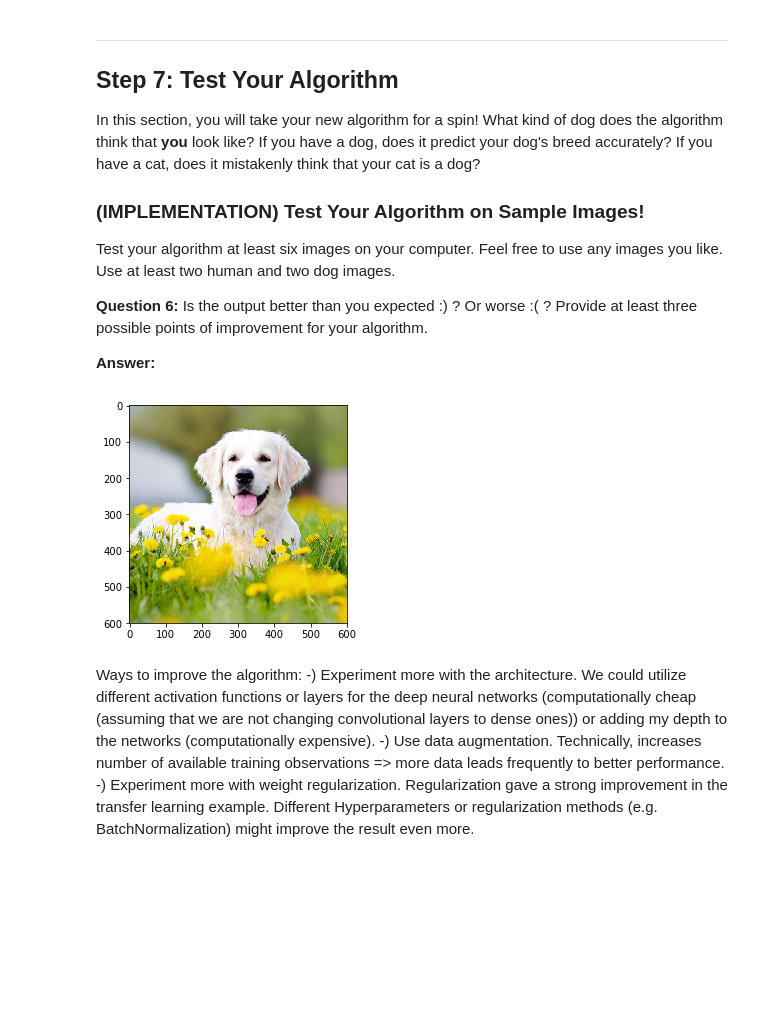
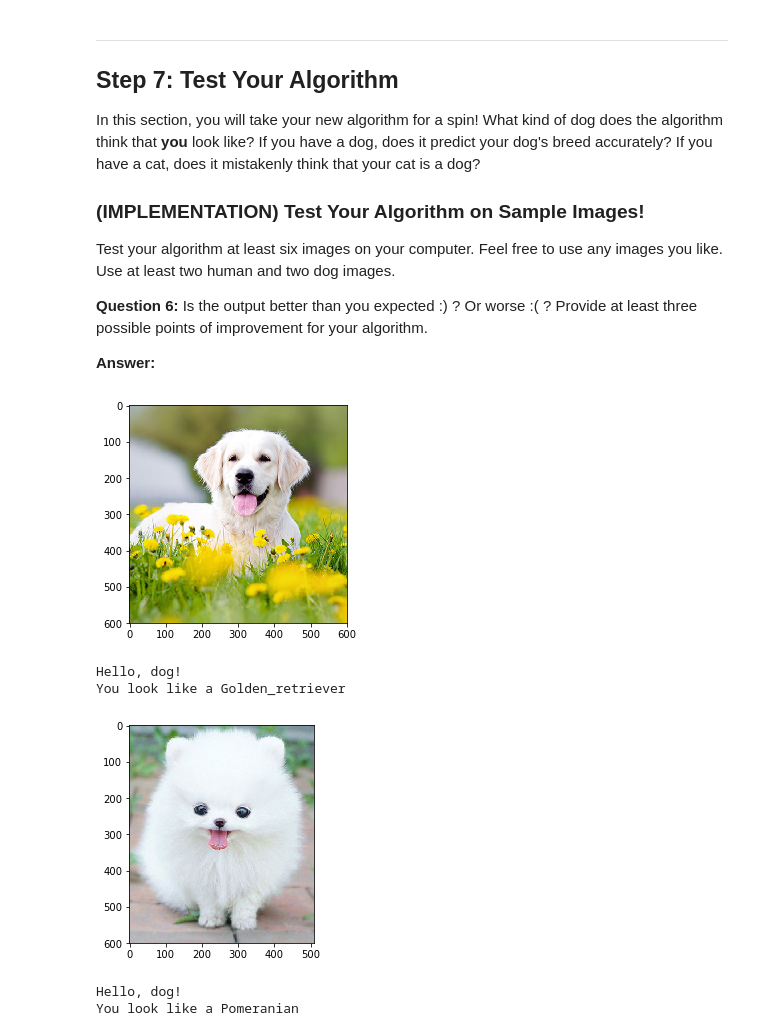
Before and after one commit to RoetGer/AIND2-dog-project, a Jupyter notebook: dog_app.ipynb, the cells around one changed output. Cells and saved outputs as stored; diff of their text form; code cells hidden in the pictures; blank space fills up the shorter version.

Commit message:
Dog breed identifier successfully tested.

```diff
--- a/dog_app.ipynb
+++ b/dog_app.ipynb
@@ -559,7 +556,7 @@ from keras.callbacks import ModelCheckpoint
 
 ### TODO: specify the number of epochs that you would like to use to train the model.
 
-epochs = 10 #25
+epochs = 25
 
 ### Do NOT modify the code below this line.
 
@@ -916,10 +915,11 @@ __Answer:__
 dog_breed_identifier('myImages/dog1.jpg')
 # %% [output]
 [figure]
+Hello, dog!
+You look like a Golden_retriever
-# %% [markdown]
-Ways to improve the algorithm:
--) Experiment more with the architecture. We could utilize different activation functions or layers for the
-deep neural networks (computationally cheap (assuming that we are not changing convolutional layers to dense ones)) or adding my depth to the networks (computationally expensive).
--) Use data augmentation. Technically, increases number of available training observations => more data leads frequently to better performance.
--) Experiment more with weight regularization. Regularization gave a strong improvement in the transfer learning
-example. Different Hyperparameters or regularization methods (e.g. BatchNormalization) might improve the result even more.
+# %%
+dog_breed_identifier('myImages/dog2.jpg')
+# %% [output]
+[figure, added]
+Hello, dog!
+You look like a Pomeranian
```
Also changed, not shown: parts of 19 cells of this notebook.
